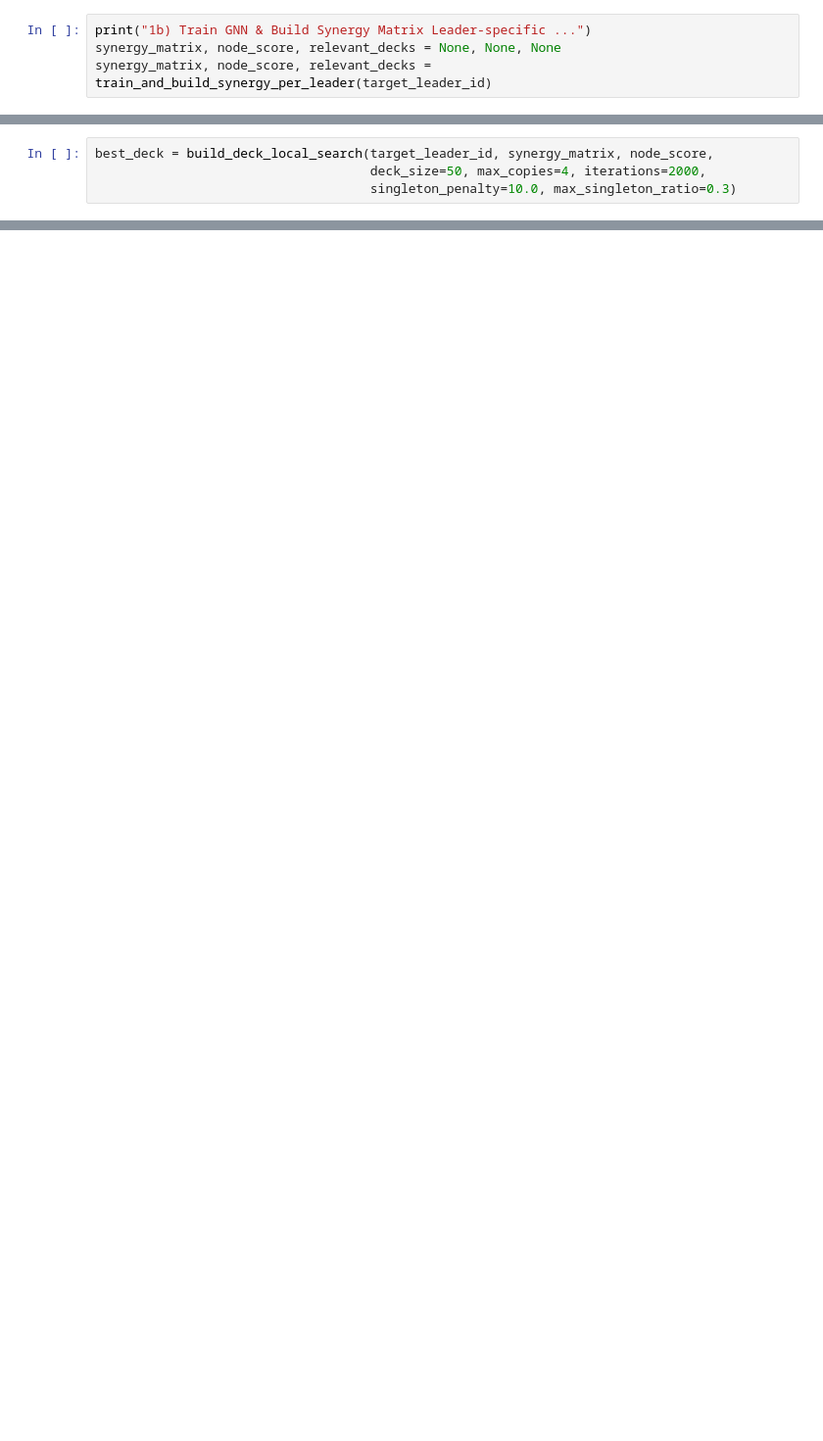
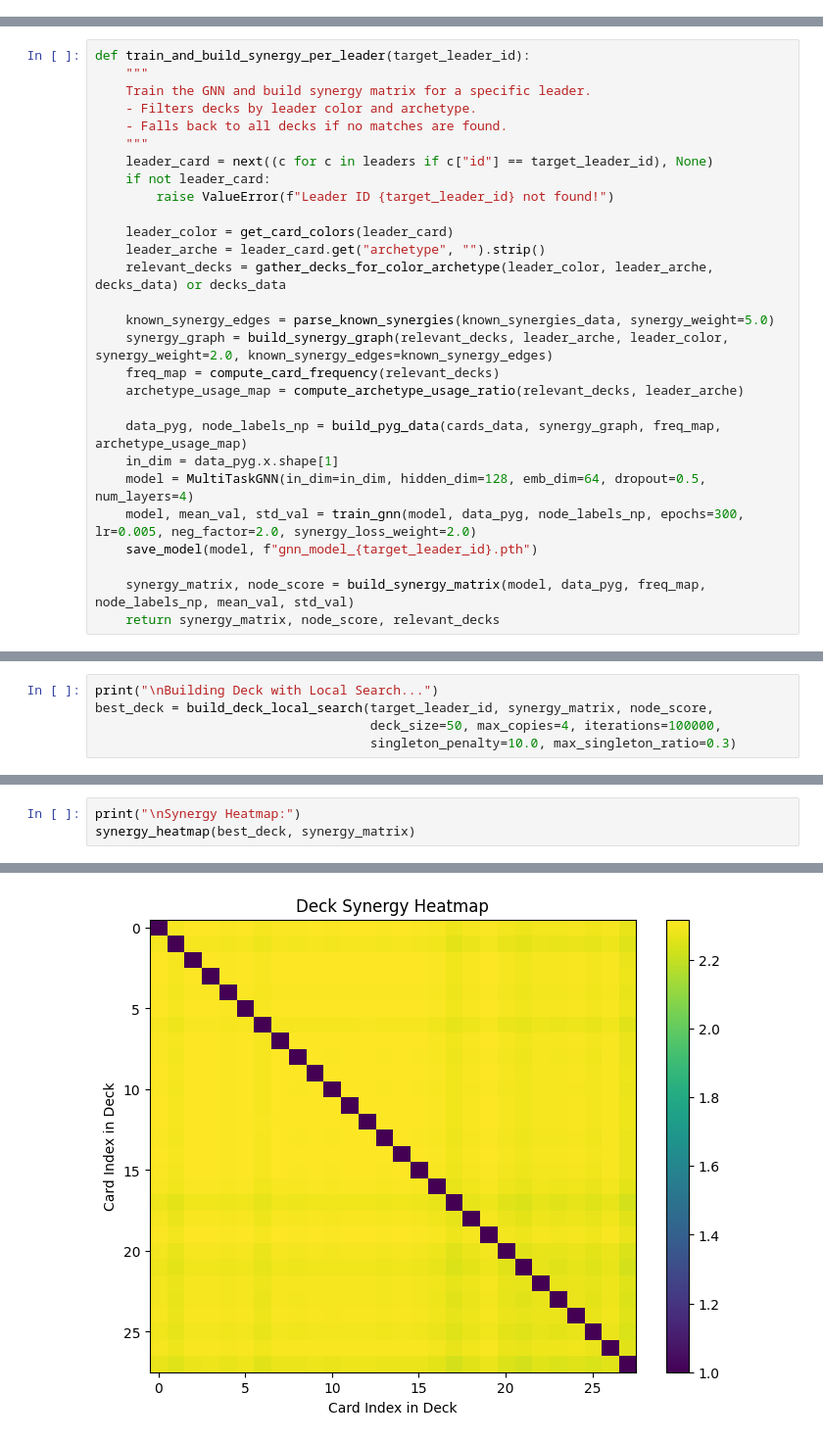
Before and after one commit to yungxramoz/optcg-gnn, a Jupyter notebook: 05_gnn.ipynb, the cells around one changed output, grey strips where cells are left out. Shown at 98% size. Saved outputs shown, nothing was run; the diff lists cells and outputs as text; blank space fills up the shorter version.

```diff
--- a/05_gnn.ipynb
+++ b/05_gnn.ipynb
@@ -820,4 +0,0 @@ target_leader_id = "OP01-001"  # Zoro leader, for example
-# %%
-print("1b) Train GNN & Build Synergy Matrix Leader-specific ...")
-synergy_matrix, node_score, relevant_decks = None, None, None
-synergy_matrix, node_score, relevant_decks = train_and_build_synergy_per_leader(target_leader_id)
@@ -853,4 +0,0 @@ Model loaded from models\gnn_model_OP01-001.pth
-# %%
-best_deck = build_deck_local_search(target_leader_id, synergy_matrix, node_score,
-                                    deck_size=50, max_copies=4, iterations=2000,
-                                    singleton_penalty=10.0, max_singleton_ratio=0.3)
@@ -929,0 +396,28 @@ print("5) (UF5) Identify complex combos or underrepresented cards by analyzing s
+# %%
+def train_and_build_synergy_per_leader(target_leader_id):
+    """
+    Train the GNN and build synergy matrix for a specific leader.
+    - Filters decks by leader color and archetype.
+    - Falls back to all decks if no matches are found.
+    """
+    leader_card = next((c for c in leaders if c["id"] == target_leader_id), None)
+    if not leader_card:
+        raise ValueError(f"Leader ID {target_leader_id} not found!")
+
+    leader_color = get_card_colors(leader_card)
+    leader_arche = leader_card.get("archetype", "").strip()
+    relevant_decks = gather_decks_for_color_archetype(leader_color, leader_arche, decks_data) or decks_data
+
+    known_synergy_edges = parse_known_synergies(known_synergies_data, synergy_weight=5.0)
+    synergy_graph = build_synergy_graph(relevant_decks, leader_arche, leader_color, synergy_weight=2.0, known_synergy_edges=known_synergy_edges)
+    freq_map = compute_card_frequency(relevant_decks)
+    archetype_usage_map = compute_archetype_usage_ratio(relevant_decks, leader_arche)
+
+    data_pyg, node_labels_np = build_pyg_data(cards_data, synergy_graph, freq_map, archetype_usage_map)
+    in_dim = data_pyg.x.shape[1]
+    model = MultiTaskGNN(in_dim=in_dim, hidden_dim=128, emb_dim=64, dropout=0.5, num_layers=4)
+    model, mean_val, std_val = train_gnn(model, data_pyg, node_labels_np, epochs=300, lr=0.005, neg_factor=2.0, synergy_loss_weight=2.0)
+    save_model(model, f"gnn_model_{target_leader_id}.pth")
+
+    synergy_matrix, node_score = build_synergy_matrix(model, data_pyg, freq_map, node_labels_np, mean_val, std_val)
+    return synergy_matrix, node_score, relevant_decks
@@ -929,0 +632,5 @@ print("5) (UF5) Identify complex combos or underrepresented cards by analyzing s
+# %%
+print("\nBuilding Deck with Local Search...")
+best_deck = build_deck_local_search(target_leader_id, synergy_matrix, node_score,
+                                    deck_size=50, max_copies=4, iterations=100000,
+                                    singleton_penalty=10.0, max_singleton_ratio=0.3)
@@ -929,0 +694,4 @@ print("5) (UF5) Identify complex combos or underrepresented cards by analyzing s
+# %%
+print("\nSynergy Heatmap:")
+synergy_heatmap(best_deck, synergy_matrix)
+# %% [output]
@@ -929,0 +699 @@ print("5) (UF5) Identify complex combos or underrepresented cards by analyzing s
+[figure, added]
```
Also changed, not shown: parts of 43 cells of this notebook, 42 other files.
